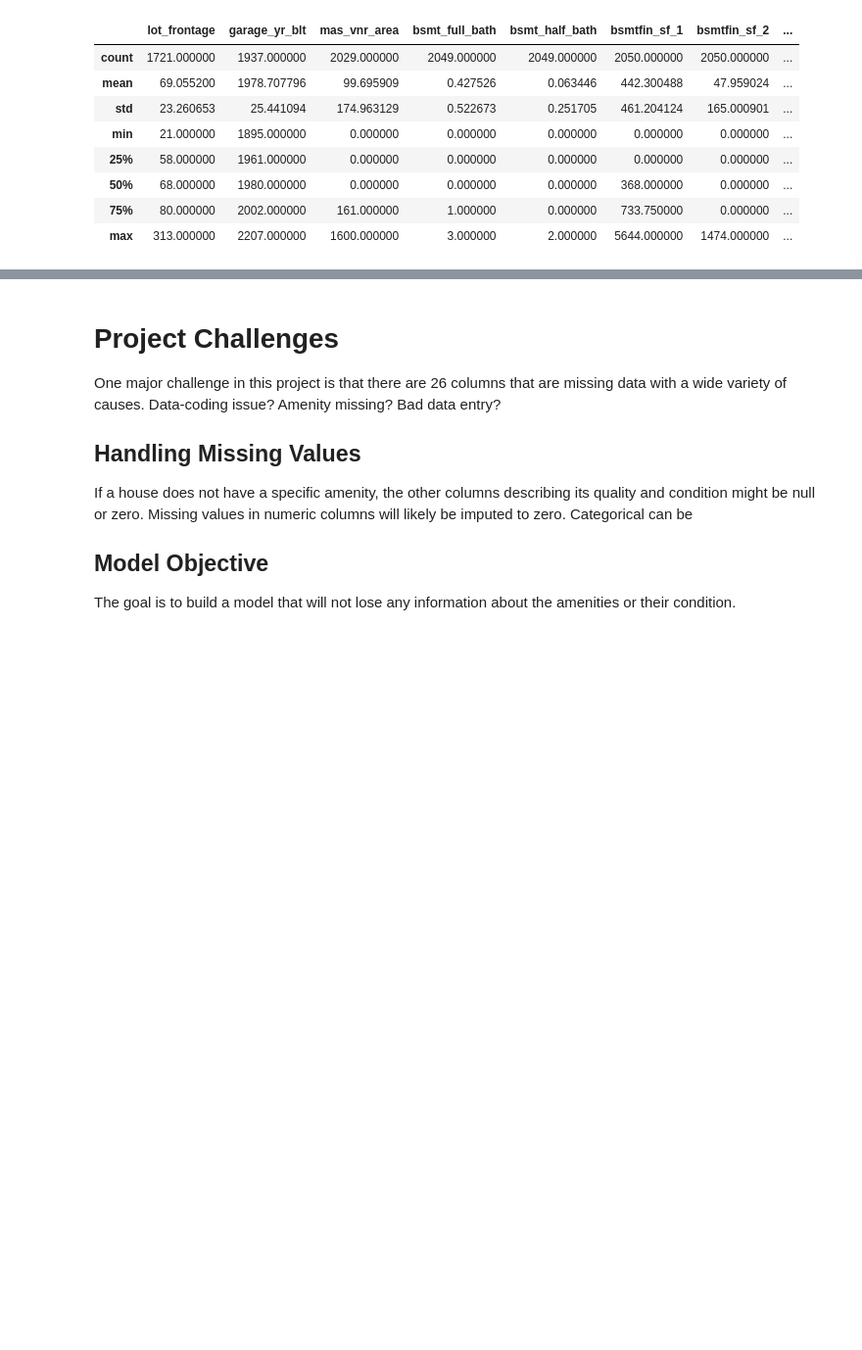
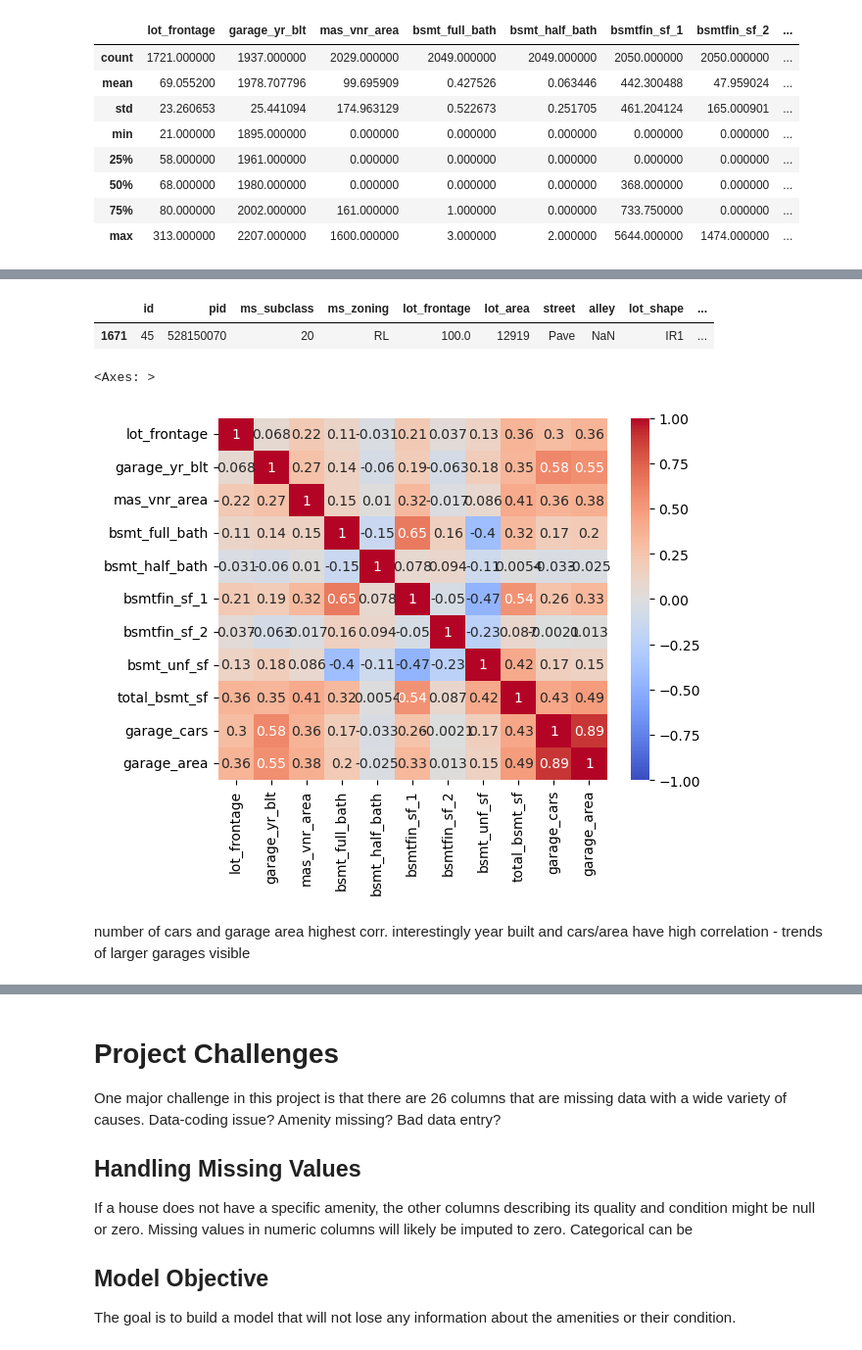
Before and after one commit to seanhulseman/Ames-Housing-Price-Prediction, a Jupyter notebook: code/ames_housing_project_organized.ipynb, the cells around one changed output, grey strips where cells are left out. Shown at 98% size. Drawn from its saved outputs; the diff is of its cells as text; code cells hidden in the pictures; blank space fills up the shorter version.

```diff
--- a/code/ames_housing_project_organized.ipynb
+++ b/code/ames_housing_project_organized.ipynb
@@ -121,3 +229,18 @@ df_numeric.describe()
+# %%
+# most expensive houses here?
+df[df['saleprice'] > 600000]
+# %% [output]
+|  | id | pid | ms_subclass | ms_zoning | lot_frontage | lot_area | street | alley | lot_shape | ... |
+| 1671 | 45 | 528150070 | 20 | RL | 100.0 | 12919 | Pave | NaN | IR1 | ... |
+# %%
+# correlation between numeric features - many of these may be just copied from each other and may not serve much purpose
+# we will see what happens when we drop them
+sns.heatmap(df_numeric.corr(), cmap='coolwarm', annot=True, vmin=-1, vmax=1)
+# %% [output]
+<Axes: >
+[figure, added]
+# %% [markdown]
+number of cars and garage area highest corr. interestingly year built and cars/area have high correlation - trends of larger garages visible
 # %%
 # lets look at the object data
 # dataframe of the object data columns
```
Also changed, not shown: parts of 52 cells of this notebook, 2 other files.
